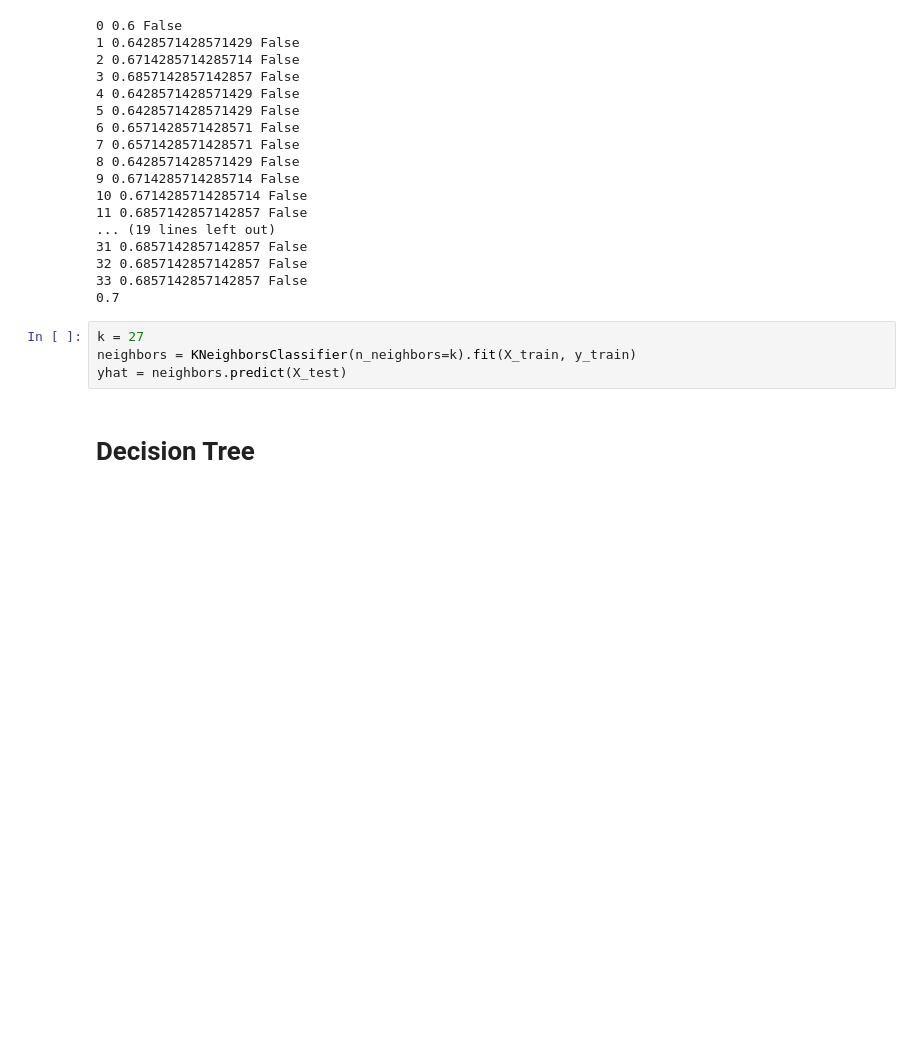
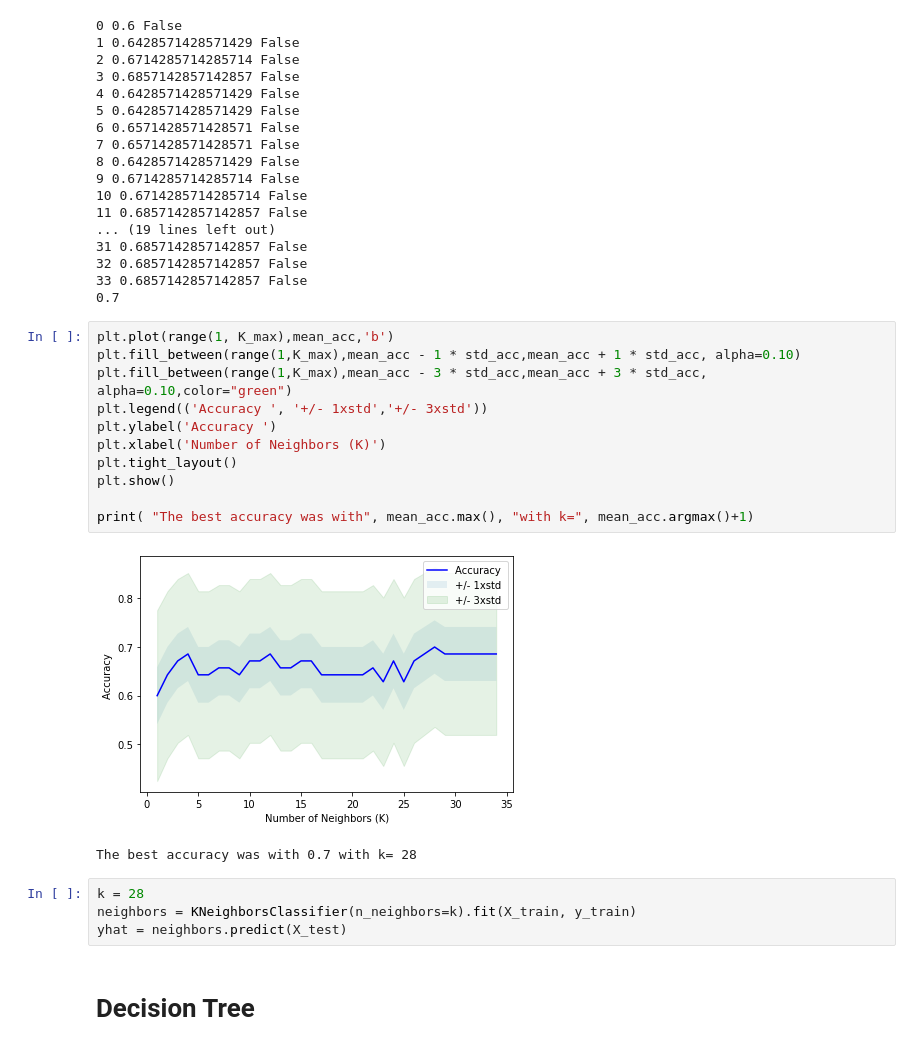
Before and after one commit to JawandS/ML_python_capstone, a Jupyter notebook: Classification with Python.ipynb, the cells around one changed output. Cells and saved outputs as stored; diff of their text form; blank space fills up the shorter version.

```diff
--- a/Classification with Python.ipynb
+++ b/Classification with Python.ipynb
@@ -348,8 +348,22 @@ print(max(mean_acc))
 32 0.6857142857142857 False
 33 0.6857142857142857 False
 0.7
+# %%
+plt.plot(range(1, K_max),mean_acc,'b')
+plt.fill_between(range(1,K_max),mean_acc - 1 * std_acc,mean_acc + 1 * std_acc, alpha=0.10)
+plt.fill_between(range(1,K_max),mean_acc - 3 * std_acc,mean_acc + 3 * std_acc, alpha=0.10,color="green")
+plt.legend(('Accuracy ', '+/- 1xstd','+/- 3xstd'))
+plt.ylabel('Accuracy ')
+plt.xlabel('Number of Neighbors (K)')
+plt.tight_layout()
+plt.show()
+
+print( "The best accuracy was with", mean_acc.max(), "with k=", mean_acc.argmax()+1)
+# %% [output]
+[figure, added]
+The best accuracy was with 0.7 with k= 28
 # %%
-k = 27
+k = 28
 neighbors = KNeighborsClassifier(n_neighbors=k).fit(X_train, y_train)
 yhat = neighbors.predict(X_test)
 # %% [markdown]
```
Also changed, not shown: parts of 7 cells of this notebook.
